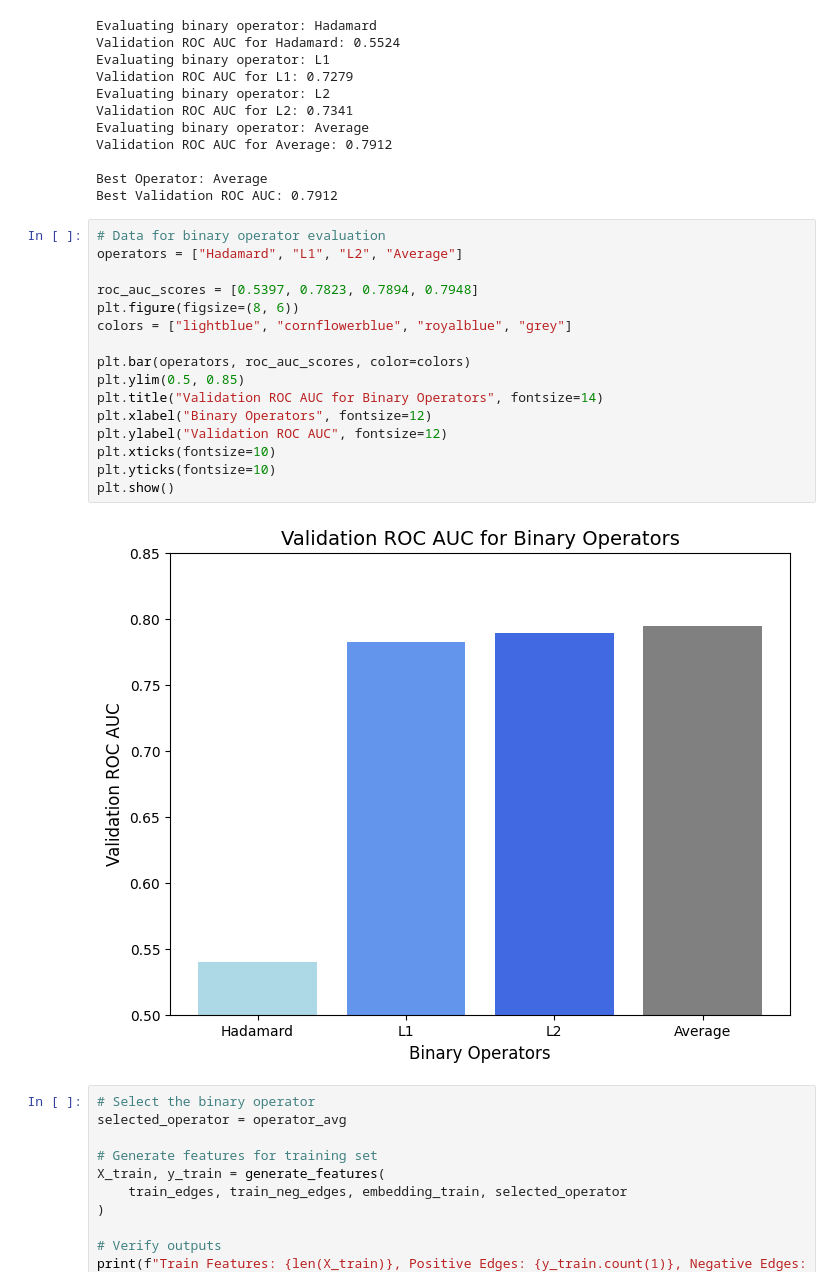
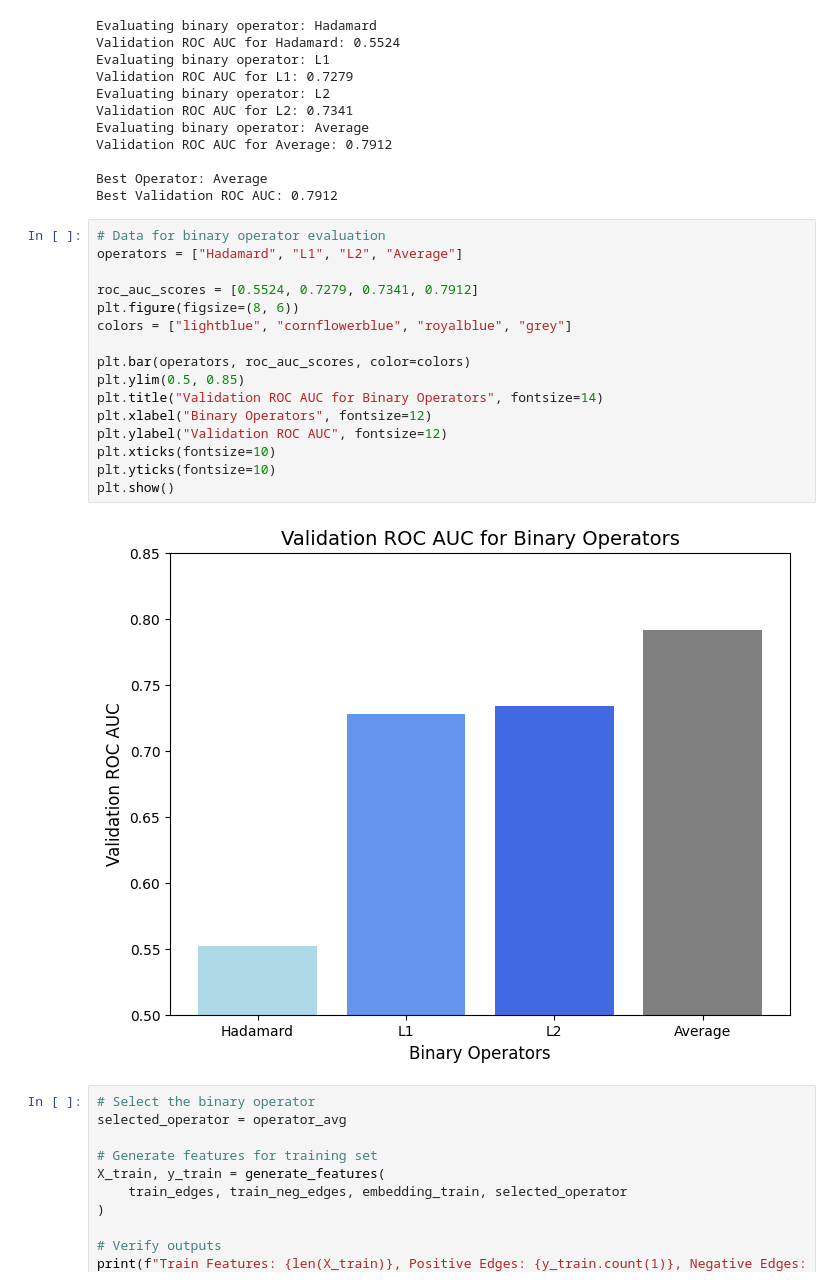
Before and after one commit to ovsvc/Graph-Link-Prediction, a Jupyter notebook: scripts/node2vec.ipynb, the cells around one changed output. Drawn from its saved outputs; the diff is of its cells as text.

```diff
--- a/scripts/node2vec.ipynb
+++ b/scripts/node2vec.ipynb
@@ -291,21 +291,21 @@ Best Validation ROC AUC: 0.7912
 # %%
 # Data for binary operator evaluation
 operators = ["Hadamard", "L1", "L2", "Average"]
 
-roc_auc_scores = [0.5397, 0.7823, 0.7894, 0.7948]
+roc_auc_scores = [0.5524, 0.7279, 0.7341, 0.7912]
 plt.figure(figsize=(8, 6))
 colors = ["lightblue", "cornflowerblue", "royalblue", "grey"]
 
 plt.bar(operators, roc_auc_scores, color=colors)
 plt.ylim(0.5, 0.85)
 plt.title("Validation ROC AUC for Binary Operators", fontsize=14)
 plt.xlabel("Binary Operators", fontsize=12)
 plt.ylabel("Validation ROC AUC", fontsize=12)
 plt.xticks(fontsize=10)
 plt.yticks(fontsize=10)
 plt.show()
 # %% [output]
-[figure, old version]
+[figure, new version]
 # %%
 # Select the binary operator
 selected_operator = operator_avg
```
Also changed, not shown: parts of 1 cell of this notebook.
